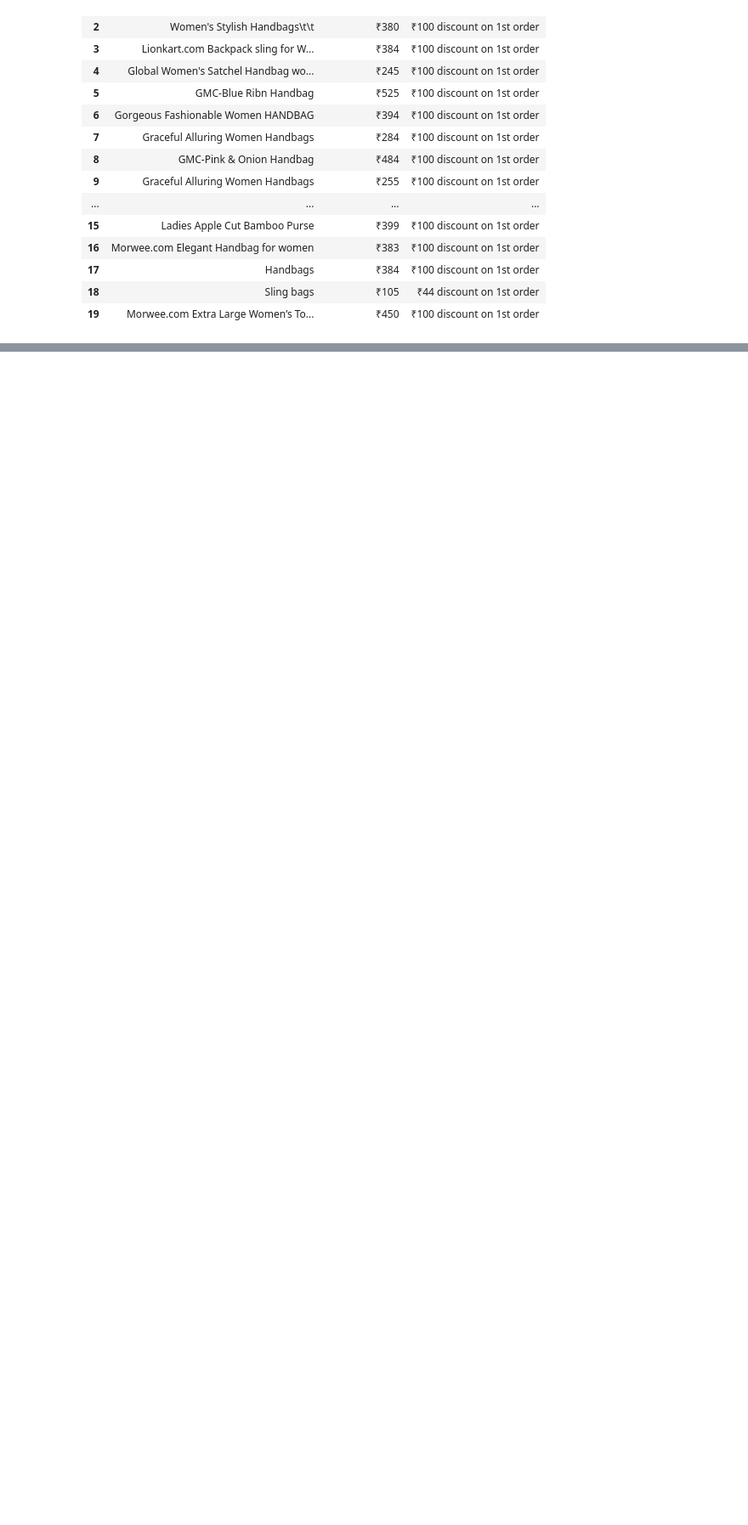
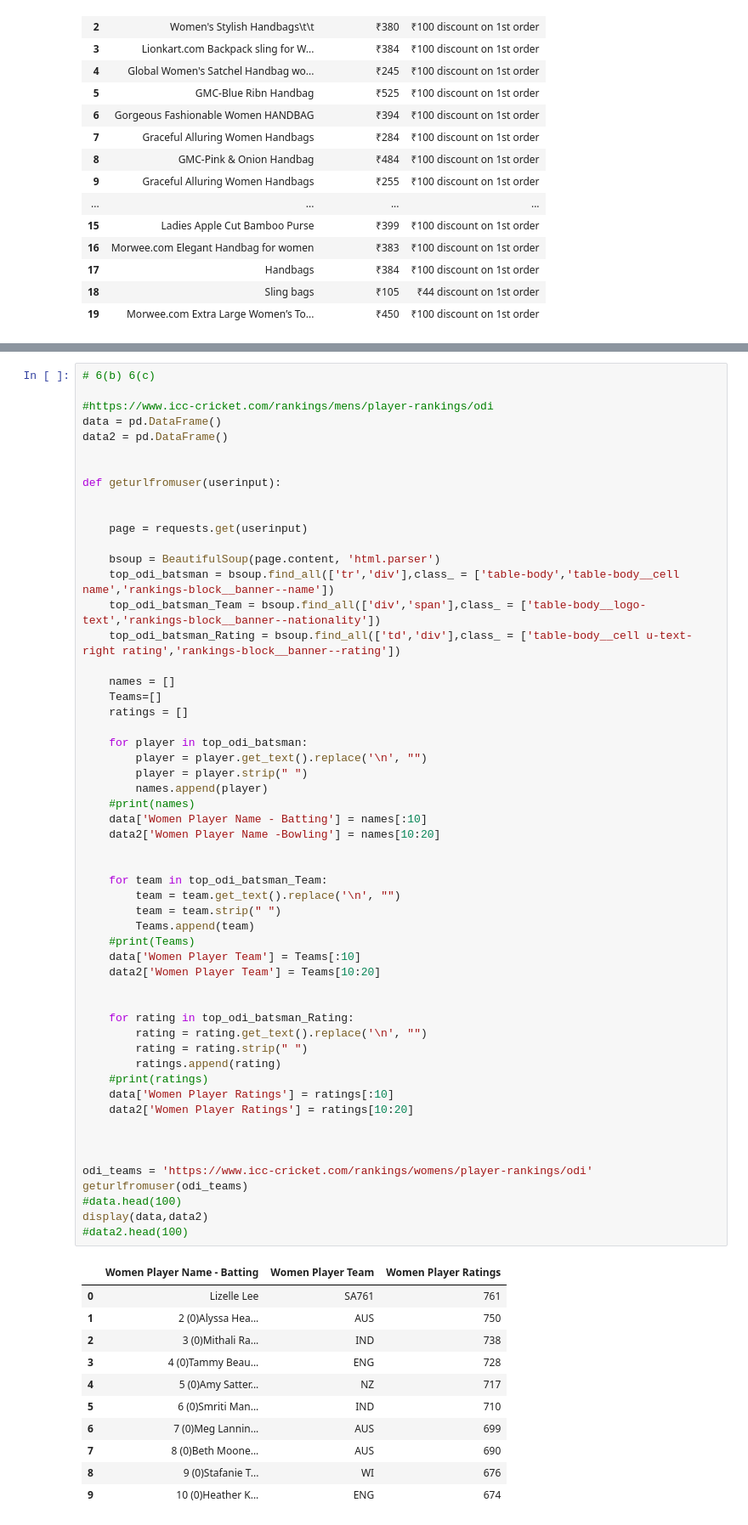
Before and after one commit to Pramodh23EAlpha/Internship, a Jupyter notebook: Web Scrapping -1.ipynb, the cells around one changed output, grey strips where cells are left out. Shown at 85% size. Cells and saved outputs as stored; diff of their text form; blank space fills up the shorter version.

```diff
--- a/Web Scrapping -1.ipynb
+++ b/Web Scrapping -1.ipynb
@@ -292,0 +426,67 @@ data.head(100)
+# %%
+# 6(b) 6(c)
+
+#https://www.icc-cricket.com/rankings/mens/player-rankings/odi
+data = pd.DataFrame()
+data2 = pd.DataFrame()
+
+
+def geturlfromuser(userinput):
+
+
+    page = requests.get(userinput)
+
+    bsoup = BeautifulSoup(page.content, 'html.parser')
+    top_odi_batsman = bsoup.find_all(['tr','div'],class_ = ['table-body','table-body__cell name','rankings-block__banner--name'])
+    top_odi_batsman_Team = bsoup.find_all(['div','span'],class_ = ['table-body__logo-text','rankings-block__banner--nationality'])
+    top_odi_batsman_Rating = bsoup.find_all(['td','div'],class_ = ['table-body__cell u-text-right rating','rankings-block__banner--rating'])
+
+    names = []
+    Teams=[]
+    ratings = []
+
+    for player in top_odi_batsman:
+        player = player.get_text().replace('\n', "")
+        player = player.strip(" ")
+        names.append(player)
+    #print(names)
+    data['Women Player Name - Batting'] = names[:10]
+    data2['Women Player Name -Bowling'] = names[10:20]
+
+
+    for team in top_odi_batsman_Team:
+        team = team.get_text().replace('\n', "")
+        team = team.strip(" ")
+        Teams.append(team)
+    #print(Teams)
+    data['Women Player Team'] = Teams[:10]
+    data2['Women Player Team'] = Teams[10:20]
+
+
+    for rating in top_odi_batsman_Rating:
+        rating = rating.get_text().replace('\n', "")
+        rating = rating.strip(" ")
+        ratings.append(rating)
+    #print(ratings)
+    data['Women Player Ratings'] = ratings[:10]
+    data2['Women Player Ratings'] = ratings[10:20]
+
+
+
+odi_teams = 'https://www.icc-cricket.com/rankings/womens/player-rankings/odi'
+geturlfromuser(odi_teams)
+#data.head(100)
+display(data,data2)
+#data2.head(100)
+# %% [output]
+|  | Women Player Name - Batting | Women Player Team | Women Player Ratings |
+| 0 | Lizelle Lee | SA761 | 761 |
+| 1 | 2 (0)Alyssa Hea... | AUS | 750 |
+| 2 | 3 (0)Mithali Ra... | IND | 738 |
+| 3 | 4 (0)Tammy Beau... | ENG | 728 |
+| 4 | 5 (0)Amy Satter... | NZ | 717 |
+| 5 | 6 (0)Smriti Man... | IND | 710 |
+| 6 | 7 (0)Meg Lannin... | AUS | 699 |
+| 7 | 8 (0)Beth Moone... | AUS | 690 |
+| 8 | 9 (0)Stafanie T... | WI | 676 |
+| 9 | 10 (0)Heather K... | ENG | 674 |
```
Also changed, not shown: parts of 6 cells of this notebook.
